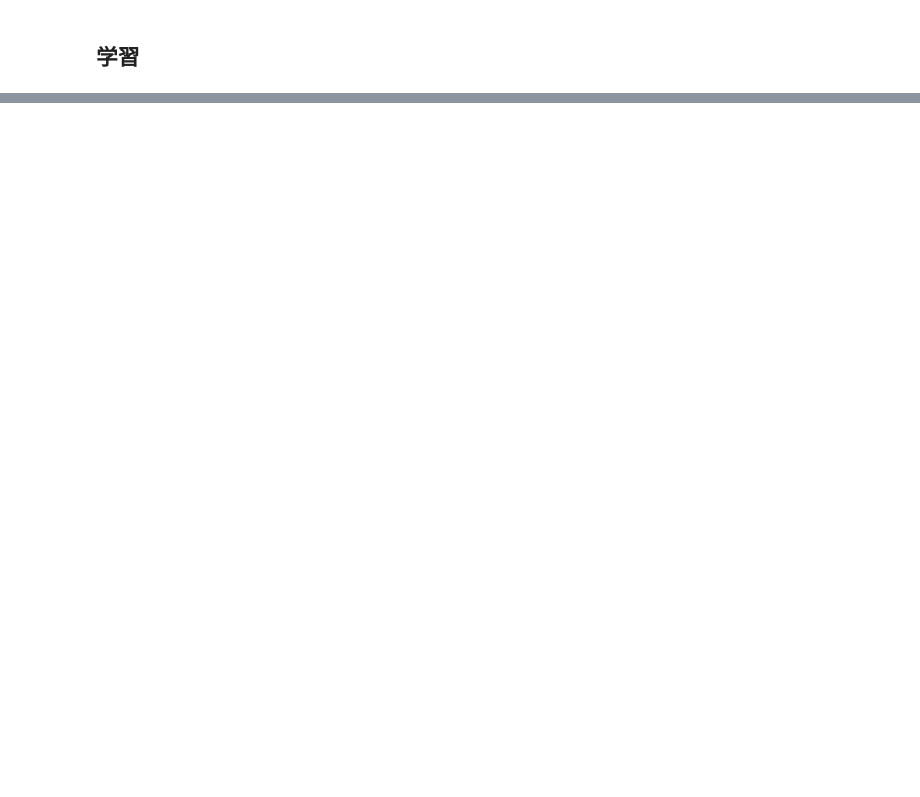
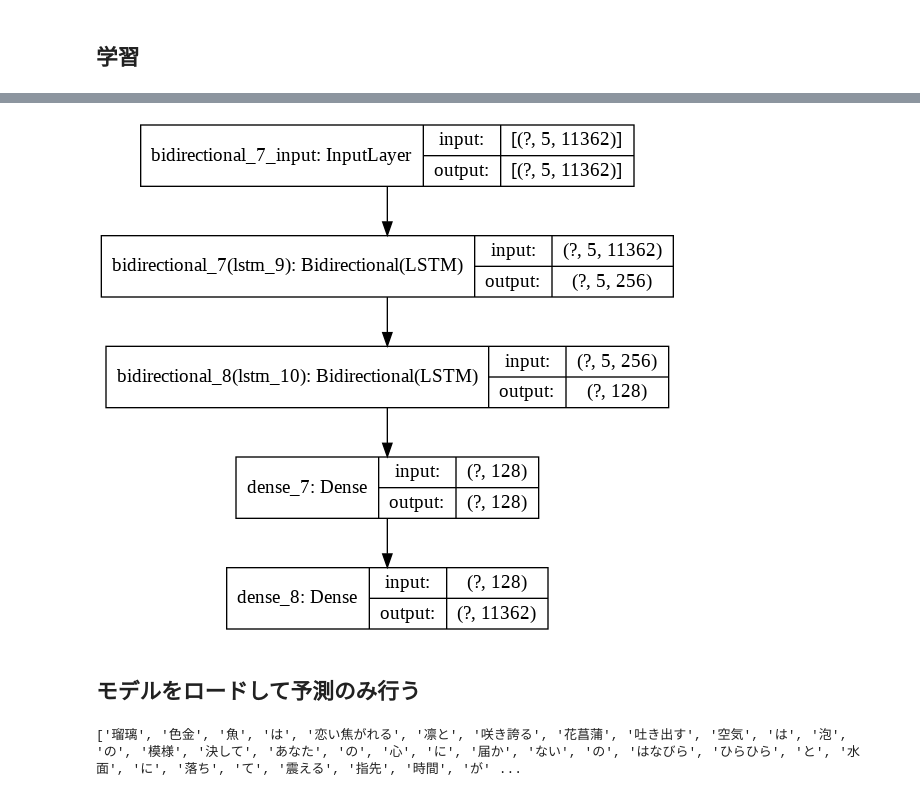
Before and after one commit to kargenk/Tsumugi, a Jupyter notebook: train_on_colab.ipynb, the cells around one changed output, grey strips where cells are left out. Drawn from its saved outputs; the diff is of its cells as text; code cells hidden in the pictures; blank space fills up the shorter version.

```diff
--- a/train_on_colab.ipynb
+++ b/train_on_colab.ipynb
@@ -238,0 +240,12 @@ model.save('Bi-LSTM2_Dense1_len5.h5')
+# %%
+# モデルの保存
+model.save('Bi-LSTM2_Dense2_len5.h5')
+
+# モデル構造の可視化
+from tensorflow.keras.utils import plot_model
+plot_model(model, to_file='Bi-LSTM2_Dense2_len5_model.png',
+           show_shapes=True)
+# %% [output]
+[figure, added]
+# %% [markdown]
+## モデルをロードして予測のみ行う
@@ -238,0 +302,5 @@ model.save('Bi-LSTM2_Dense1_len5.h5')
+# %%
+# テスト前に分かち書き(今回は瑠璃色金魚と花菖蒲)を確認
+print(lyrics_wakati[-2], sep='\n')
+# %% [output]
+['瑠璃', '色金', '魚', 'は', '恋い焦がれる', '凛と', '咲き誇る', '花菖蒲', '吐き出す', '空気', 'は', '泡', 'の', '模様', '決して', 'あなた', 'の', '心', 'に', '届か', 'ない', 'の', 'はなびら', 'ひらひら', 'と', '水面', 'に', '落ち', 'て', '震える', '指先', '時間', 'が' ...
```
Also changed, not shown: parts of 11 cells of this notebook.
